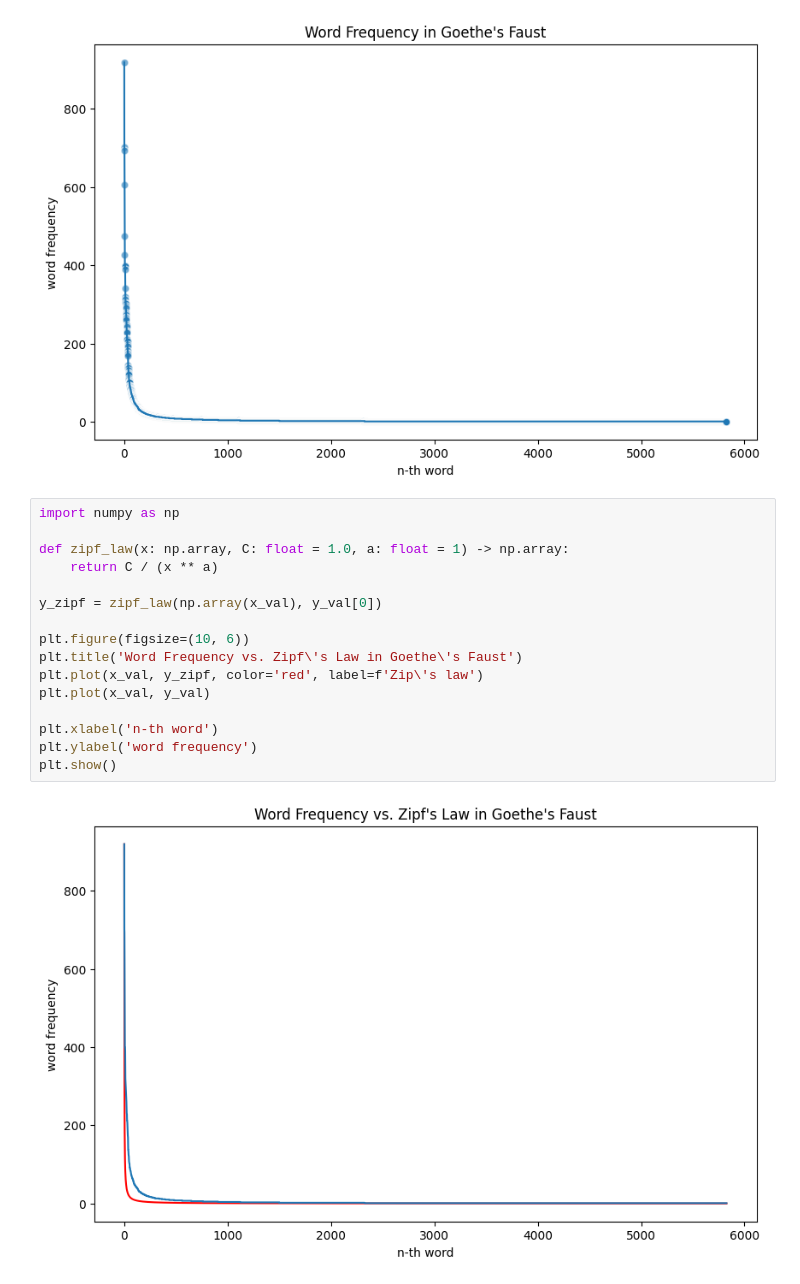
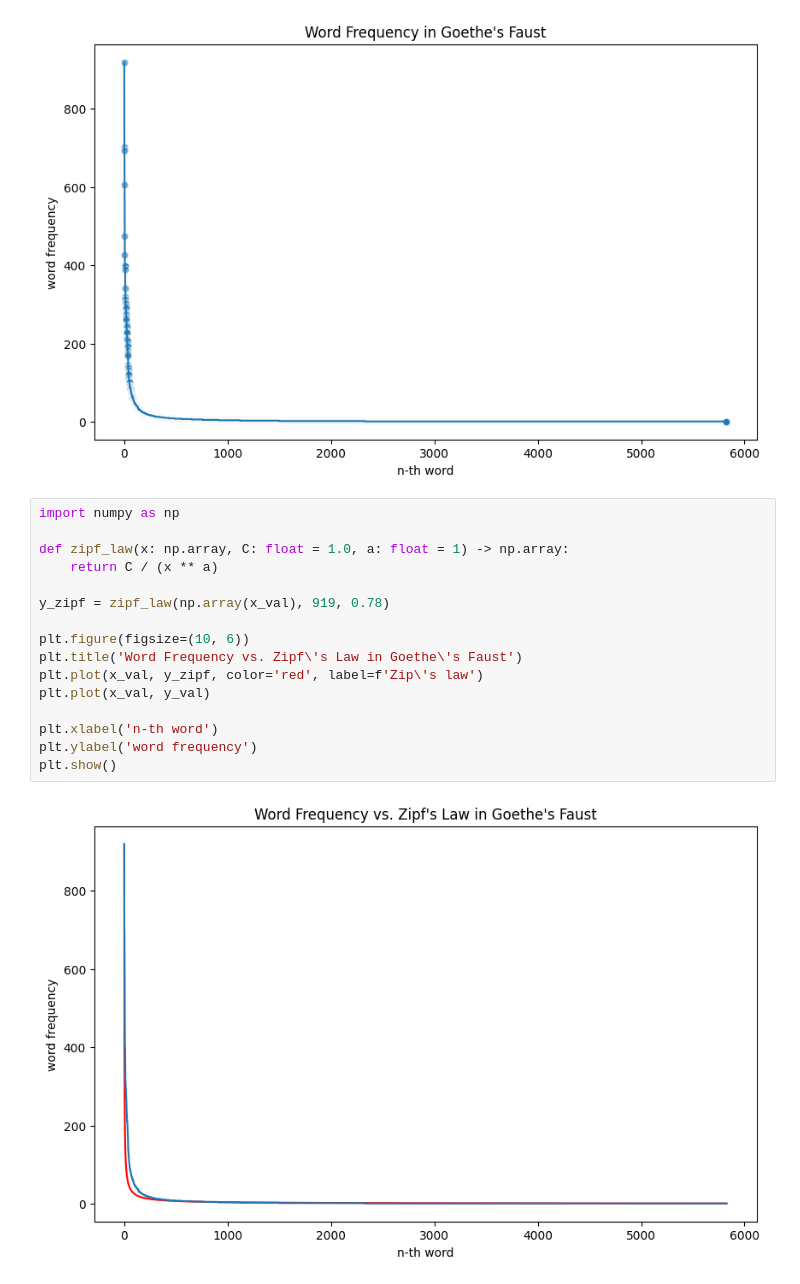
Before and after one commit to raphsenn/info-retrieval-notebooks, a Jupyter notebook: search/zipfs_law.ipynb, the cells around one changed output. Cells and saved outputs as stored; diff of their text form.

```diff
--- a/search/zipfs_law.ipynb
+++ b/search/zipfs_law.ipynb
@@ -58,18 +58,18 @@ plt.show()
 # %%
 import numpy as np
 
 def zipf_law(x: np.array, C: float = 1.0, a: float = 1) -> np.array:
     return C / (x ** a)
 
-y_zipf = zipf_law(np.array(x_val), y_val[0])
+y_zipf = zipf_law(np.array(x_val), 919, 0.78)
 
 plt.figure(figsize=(10, 6))
 plt.title('Word Frequency vs. Zipf\'s Law in Goethe\'s Faust')
 plt.plot(x_val, y_zipf, color='red', label=f'Zip\'s law')
 plt.plot(x_val, y_val)
 
 plt.xlabel('n-th word')
 plt.ylabel('word frequency')
 plt.show()
 # %% [output]
-[figure, old version]
+[figure, new version]
```
Also changed, not shown: 1 other file.
